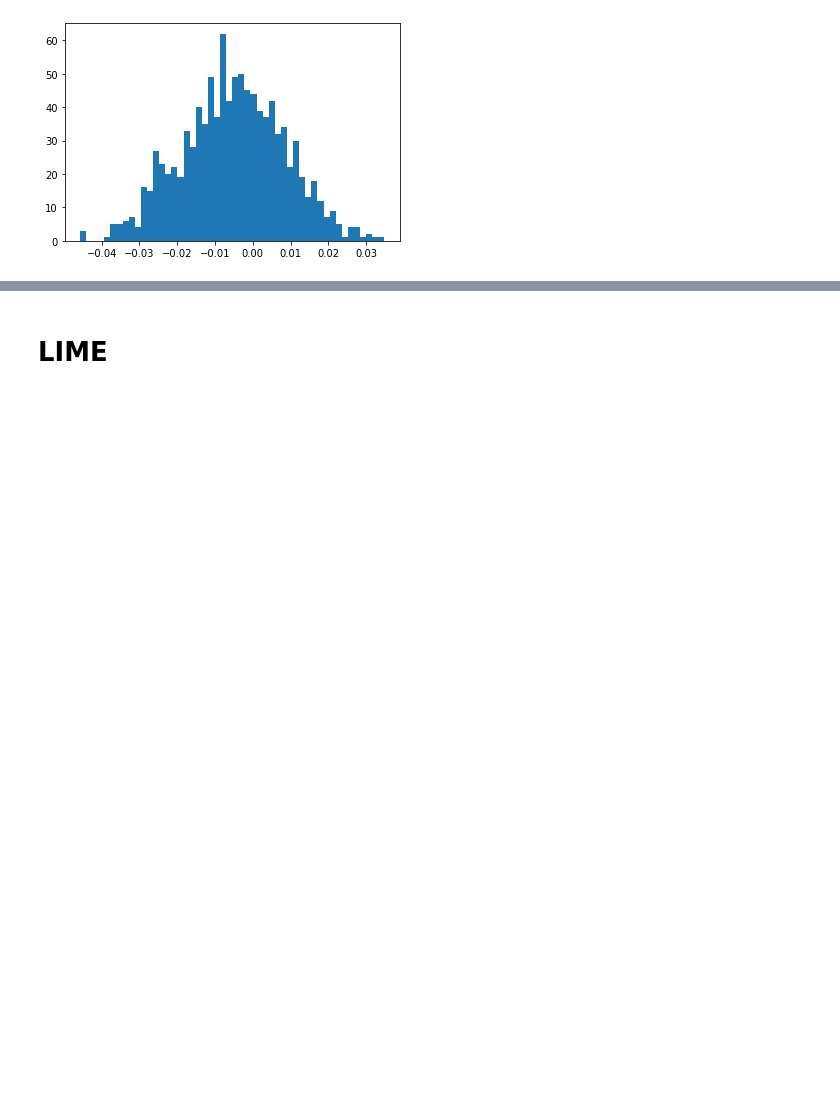
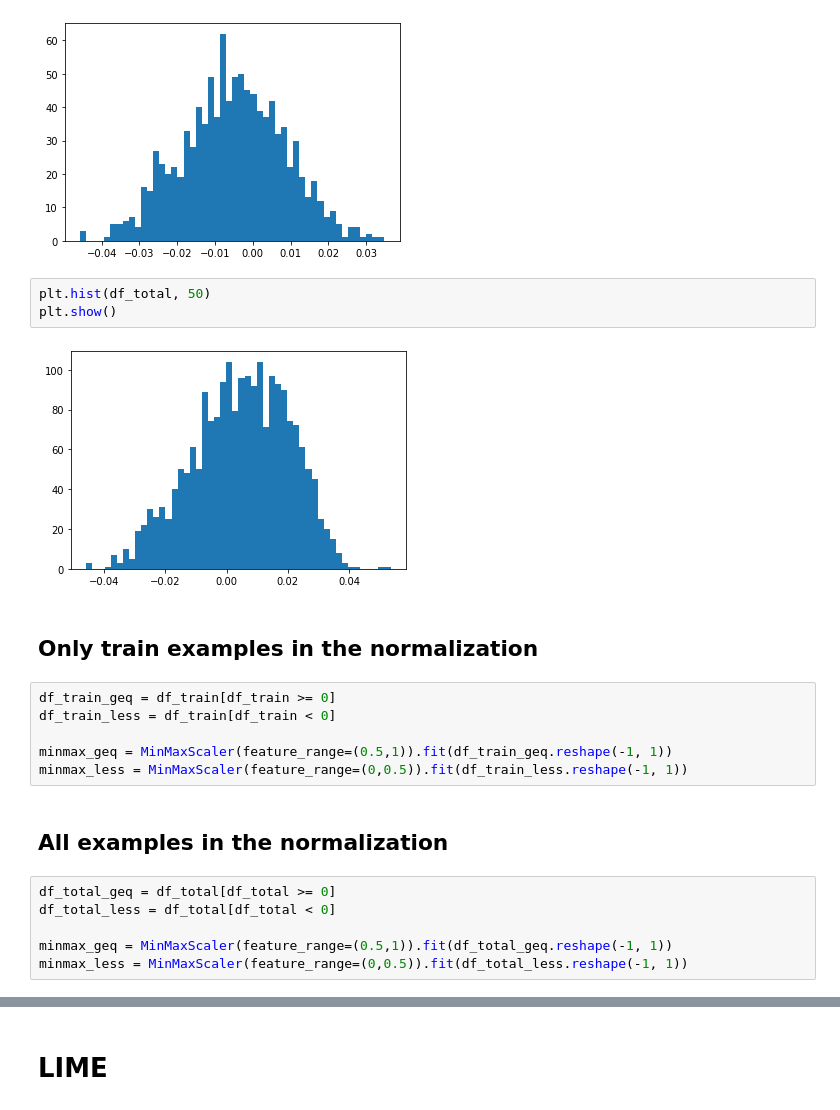
Before and after one commit to GoloMarcos/LIME_For_One_Class_Learning, a Jupyter notebook: LIME_OCL.ipynb, the cells around one changed output, grey strips where cells are left out. Drawn from its saved outputs; the diff is of its cells as text; blank space fills up the shorter version.

```diff
--- a/LIME_OCL.ipynb
+++ b/LIME_OCL.ipynb
@@ -173,6 +219,27 @@ plt.hist(df_out, 50)
 plt.show()
 # %% [output]
 [figure]
+# %%
+plt.hist(df_total, 50)
+plt.show()
+# %% [output]
+[figure, added]
+# %% [markdown]
+## Only train examples in the normalization
+# %%
+df_train_geq = df_train[df_train >= 0]
+df_train_less = df_train[df_train < 0]
+
+minmax_geq = MinMaxScaler(feature_range=(0.5,1)).fit(df_train_geq.reshape(-1, 1))
+minmax_less = MinMaxScaler(feature_range=(0,0.5)).fit(df_train_less.reshape(-1, 1))
+# %% [markdown]
+## All examples in the normalization
+# %%
+df_total_geq = df_total[df_total >= 0]
+df_total_less = df_total[df_total < 0]
+
+minmax_geq = MinMaxScaler(feature_range=(0.5,1)).fit(df_total_geq.reshape(-1, 1))
+minmax_less = MinMaxScaler(feature_range=(0,0.5)).fit(df_total_less.reshape(-1, 1))
 # %%
 def normalize_decision_function(list_decision_function):
 
```
Also changed, not shown: parts of 12 cells of this notebook.
